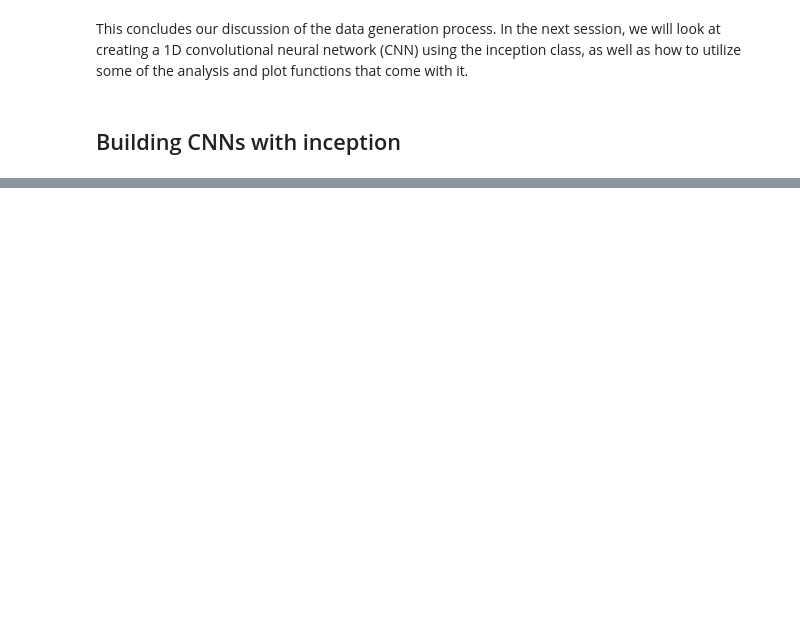
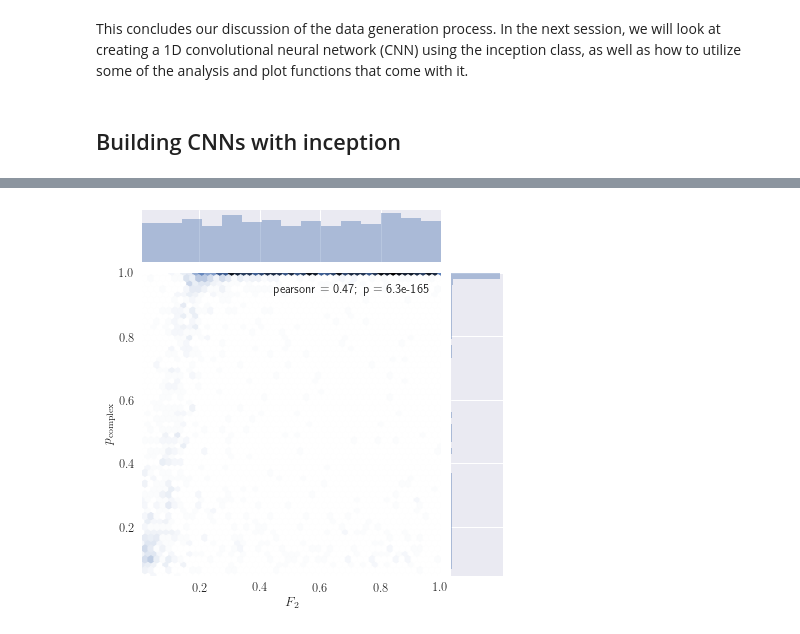
Before and after one commit to sheabrown/faraday_complexity, a Jupyter notebook: final/How2Guide.ipynb, the cells around one changed output, grey strips where cells are left out. Drawn from its saved outputs; the diff is of its cells as text; code cells hidden in the pictures; blank space fills up the shorter version.

```diff
--- a/final/How2Guide.ipynb
+++ b/final/How2Guide.ipynb
@@ -286,0 +345,4 @@ This concludes our discussion of the data generation process. In the next sessio
+# %%
+cnn._plotParamProb('flux', kind='hex')
+# %% [output]
+[figure, added]
```
Also changed, not shown: parts of 22 cells of this notebook.
